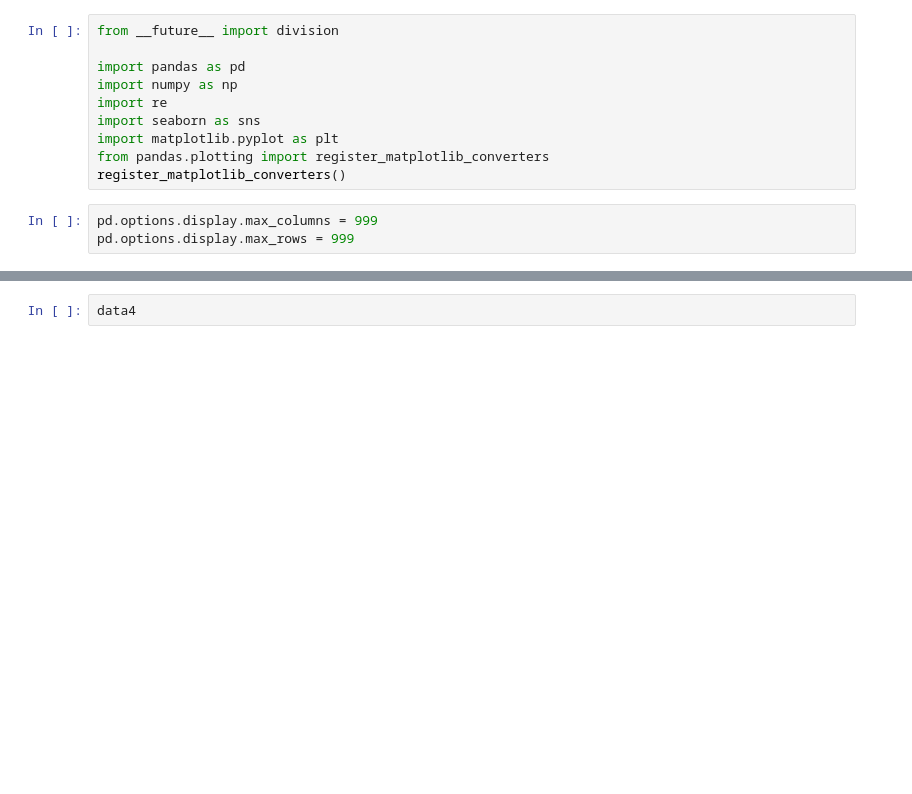
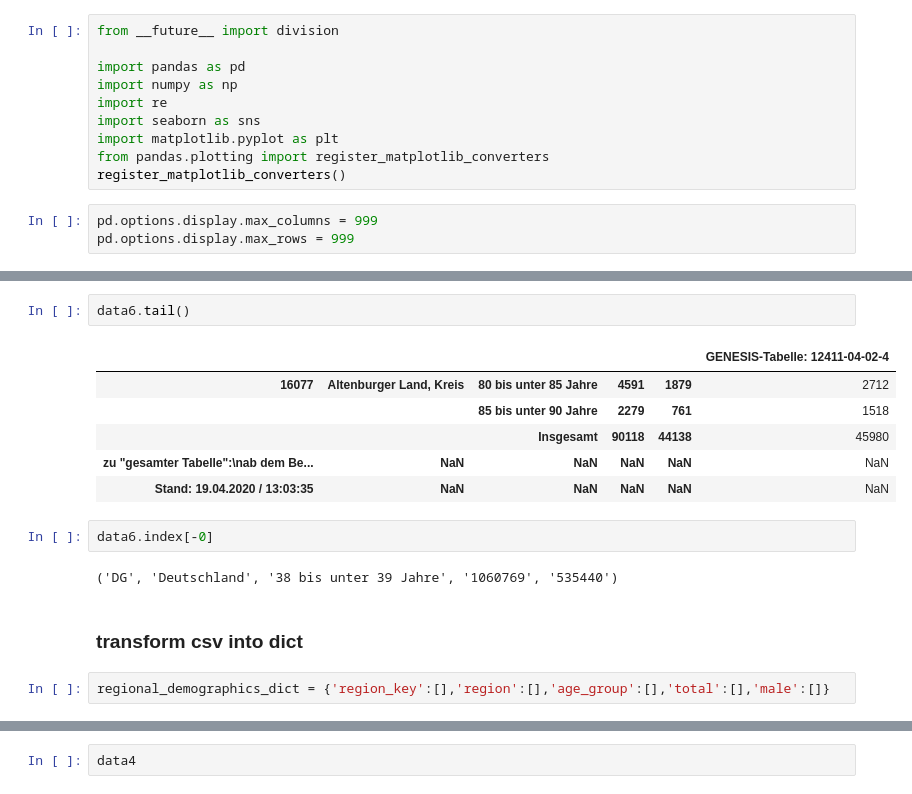
Before and after one commit to Tromp6/Covid19, a Jupyter notebook: analyse.ipynb, the cells around one changed output, grey strips where cells are left out. Saved outputs shown, nothing was run; the diff lists cells and outputs as text; blank space fills up the shorter version.

```diff
--- a/analyse.ipynb
+++ b/analyse.ipynb
@@ -41,0 +73,17 @@ data = pd.read_csv('./data/RKI_COVID19/RKI_COVID19_0.csv')
+# %%
+data6.tail()
+# %% [output]
+|  |  |  |  |  | GENESIS-Tabelle: 12411-04-02-4 |
+| 16077 | Altenburger Land, Kreis | 80 bis unter 85 Jahre | 4591 | 1879 | 2712 |
+|  |  | 85 bis unter 90 Jahre | 2279 | 761 | 1518 |
+|  |  | Insgesamt | 90118 | 44138 | 45980 |
+| zu "gesamter Tabelle":\nab dem Be... | NaN | NaN | NaN | NaN | NaN |
+| Stand: 19.04.2020 / 13:03:35 | NaN | NaN | NaN | NaN | NaN |
+# %%
+data6.index[-0]
+# %% [output]
+('DG', 'Deutschland', '38 bis unter 39 Jahre', '1060769', '535440')
+# %% [markdown]
+### transform csv into dict
+# %%
+regional_demographics_dict = {'region_key':[],'region':[],'age_group':[],'total':[],'male':[]}
```
Also changed, not shown: parts of 13 cells of this notebook.
